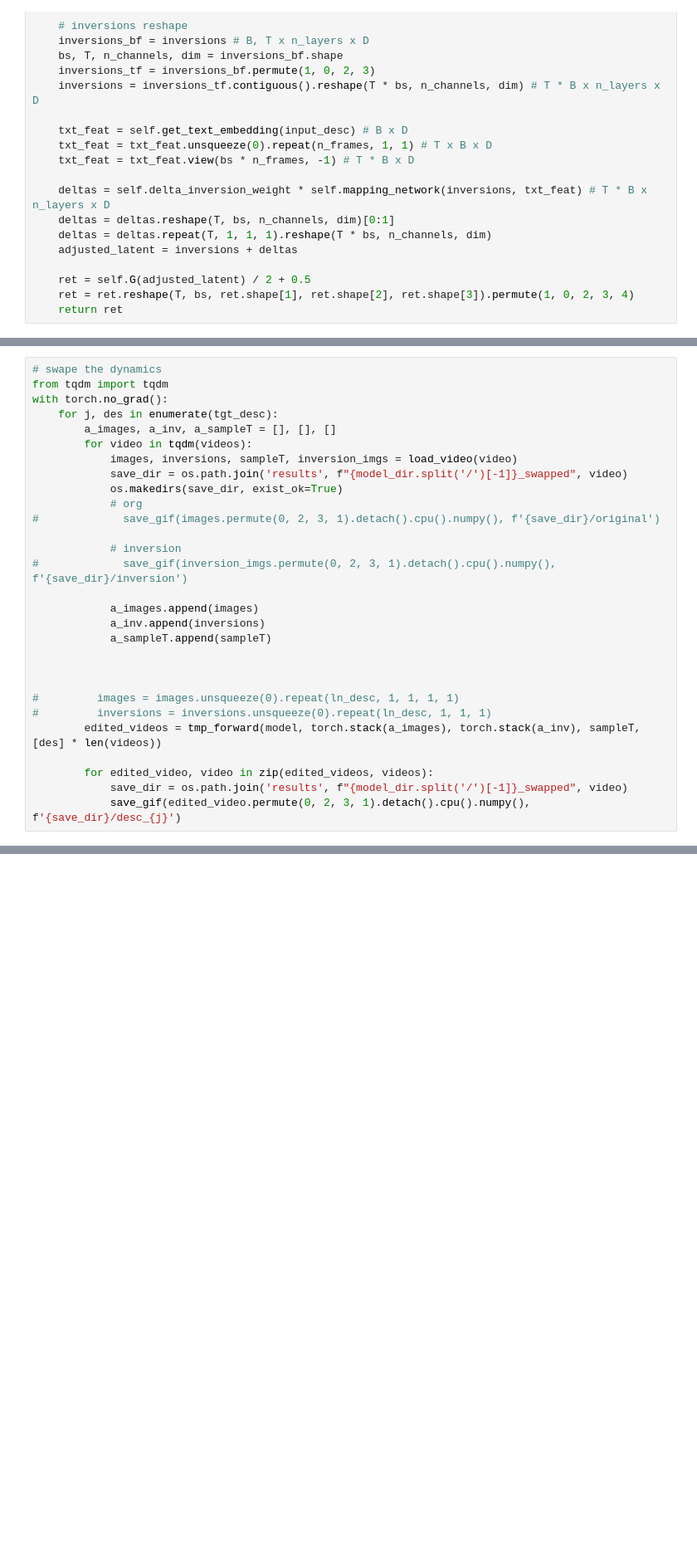
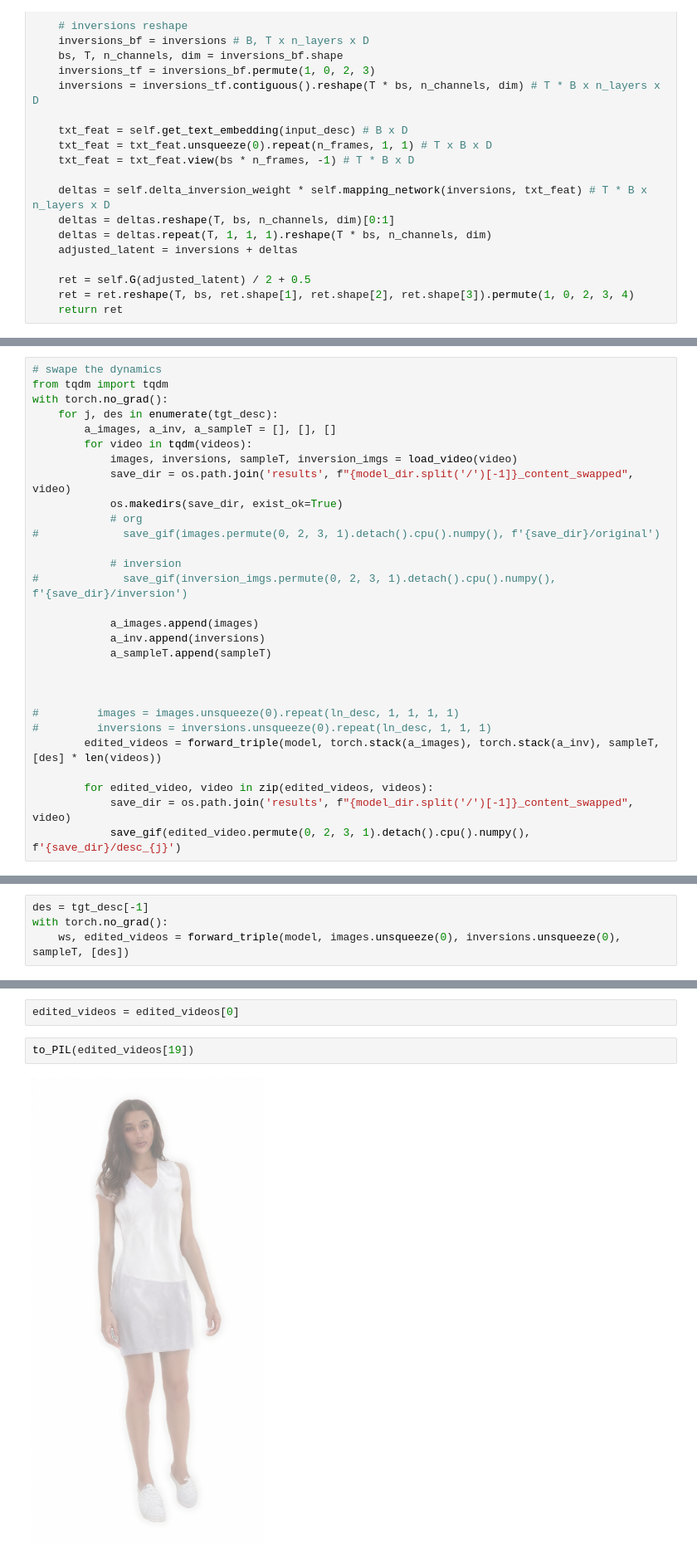
Before and after one commit to leventkaracan/dicomogan, a Jupyter notebook: Generate Manipulation from a pretrained model. .ipynb, the cells around one changed output, grey strips where cells are left out. Shown at 83% size. Drawn from its saved outputs; the diff is of its cells as text; blank space fills up the shorter version.

```diff
--- a/Generate Manipulation from a pretrained model. .ipynb
+++ b/Generate Manipulation from a pretrained model. .ipynb
@@ -453,7 +597,7 @@ with torch.no_grad():
         a_images, a_inv, a_sampleT = [], [], []
         for video in tqdm(videos):
             images, inversions, sampleT, inversion_imgs = load_video(video)
-            save_dir = os.path.join('results', f"{model_dir.split('/')[-1]}_swapped", video)
+            save_dir = os.path.join('results', f"{model_dir.split('/')[-1]}_content_swapped", video)
             os.makedirs(save_dir, exist_ok=True)
             # org
 #             save_gif(images.permute(0, 2, 3, 1).detach().cpu().numpy(), f'{save_dir}/original')
@@ -469,9 +613,9 @@ with torch.no_grad():
 
 #         images = images.unsqueeze(0).repeat(ln_desc, 1, 1, 1, 1)
 #         inversions = inversions.unsqueeze(0).repeat(ln_desc, 1, 1, 1)
-        edited_videos = tmp_forward(model, torch.stack(a_images), torch.stack(a_inv), sampleT, [des] * len(videos))
+        edited_videos = forward_triple(model, torch.stack(a_images), torch.stack(a_inv), sampleT, [des] * len(videos))
 
         for edited_video, video in zip(edited_videos, videos):
-            save_dir = os.path.join('results', f"{model_dir.split('/')[-1]}_swapped", video)
+            save_dir = os.path.join('results', f"{model_dir.split('/')[-1]}_content_swapped", video)
             save_gif(edited_video.permute(0, 2, 3, 1).detach().cpu().numpy(), f'{save_dir}/desc_{j}')
 # %% [output]
@@ -512,0 +699,4 @@ tensor(0.0041, device='cuda:0')
+# %%
+des = tgt_desc[-1]
+with torch.no_grad():
+    ws, edited_videos = forward_triple(model, images.unsqueeze(0), inversions.unsqueeze(0), sampleT, [des])
@@ -512,0 +719,6 @@ tensor(0.0041, device='cuda:0')
+# %%
+edited_videos = edited_videos[0]
+# %%
+to_PIL(edited_videos[19])
+# %% [output]
+[figure, added]
```
Also changed, not shown: parts of 34 cells of this notebook, 5 other files.
